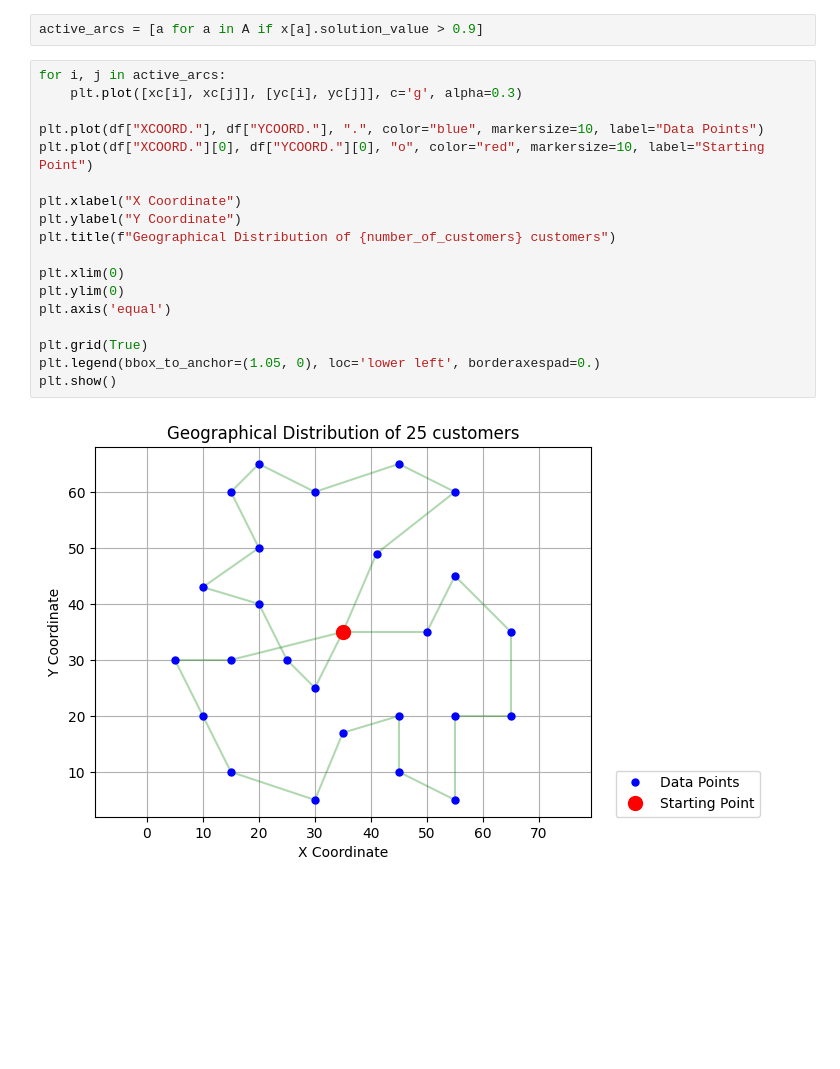
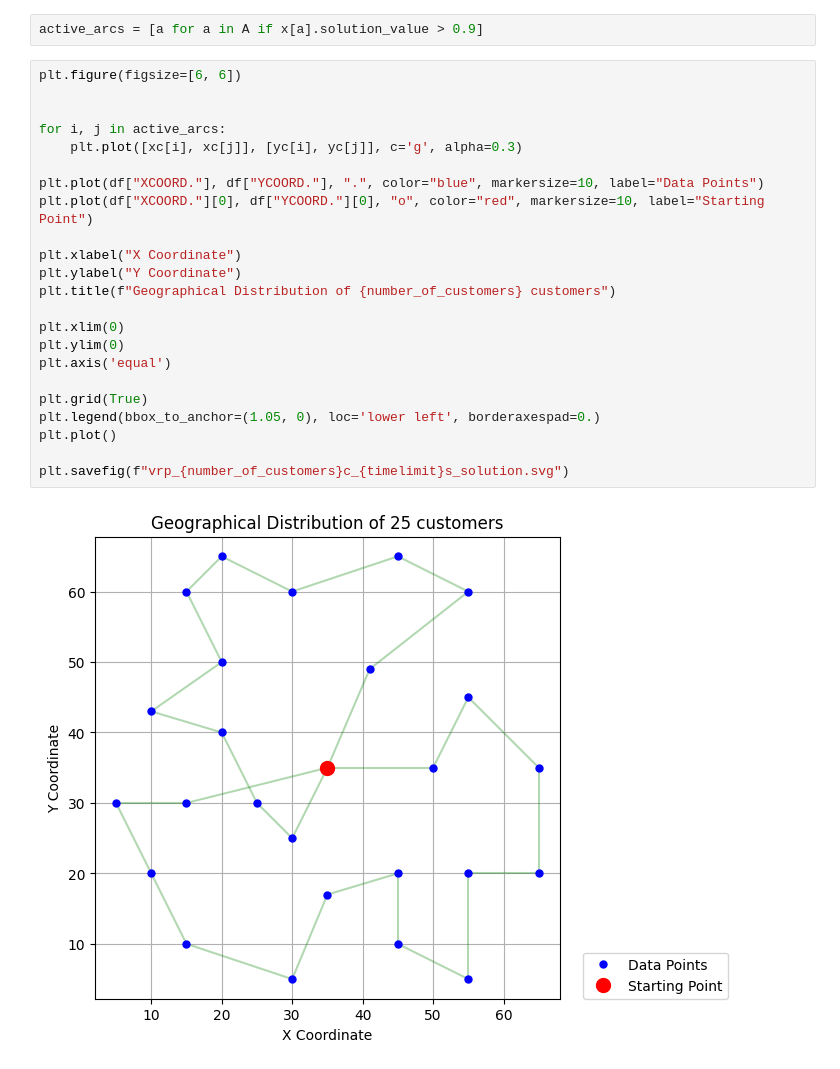
Before and after one commit to c-radicallis/OptimDecision, a Jupyter notebook: routing.ipynb, the cells around one changed output. Saved outputs shown, nothing was run; the diff lists cells and outputs as text; blank space fills up the shorter version.

```diff
--- a/routing.ipynb
+++ b/routing.ipynb
@@ -128,22 +109,27 @@ solution.solve_status
 # %%
 active_arcs = [a for a in A if x[a].solution_value > 0.9]
 # %%
+plt.figure(figsize=[6, 6])
+
+
 for i, j in active_arcs:
     plt.plot([xc[i], xc[j]], [yc[i], yc[j]], c='g', alpha=0.3)
 
 plt.plot(df["XCOORD."], df["YCOORD."], ".", color="blue", markersize=10, label="Data Points")
 plt.plot(df["XCOORD."][0], df["YCOORD."][0], "o", color="red", markersize=10, label="Starting Point")
 
 plt.xlabel("X Coordinate")
 plt.ylabel("Y Coordinate")
 plt.title(f"Geographical Distribution of {number_of_customers} customers")
 
 plt.xlim(0)
 plt.ylim(0)
 plt.axis('equal')
 
 plt.grid(True)
 plt.legend(bbox_to_anchor=(1.05, 0), loc='lower left', borderaxespad=0.)
-plt.show()
+plt.plot()
+
+plt.savefig(f"vrp_{number_of_customers}c_{timelimit}s_solution.svg")
 # %% [output]
-[figure, old version]
+[figure, new version]
```
Also changed, not shown: parts of 5 cells of this notebook, 3 other files.
